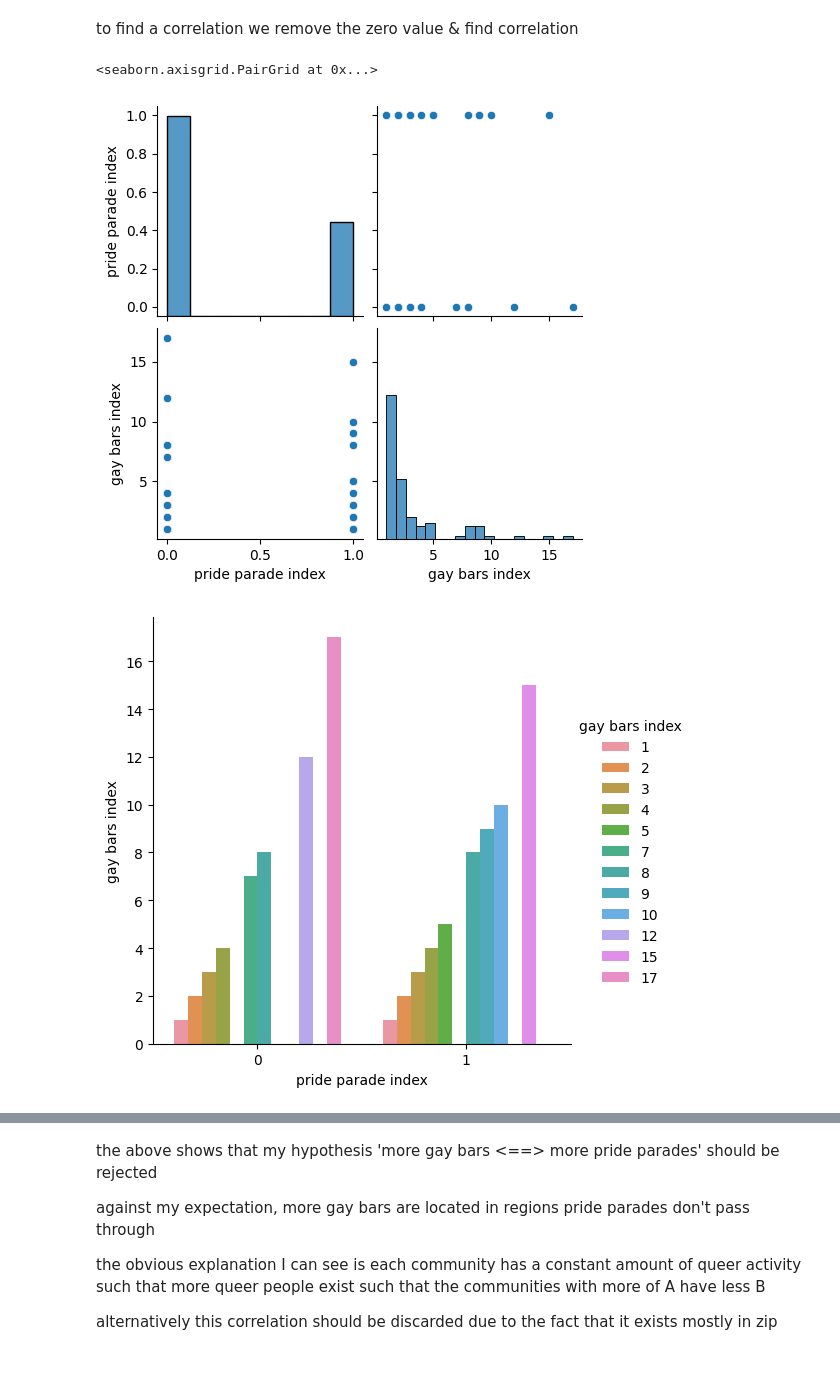
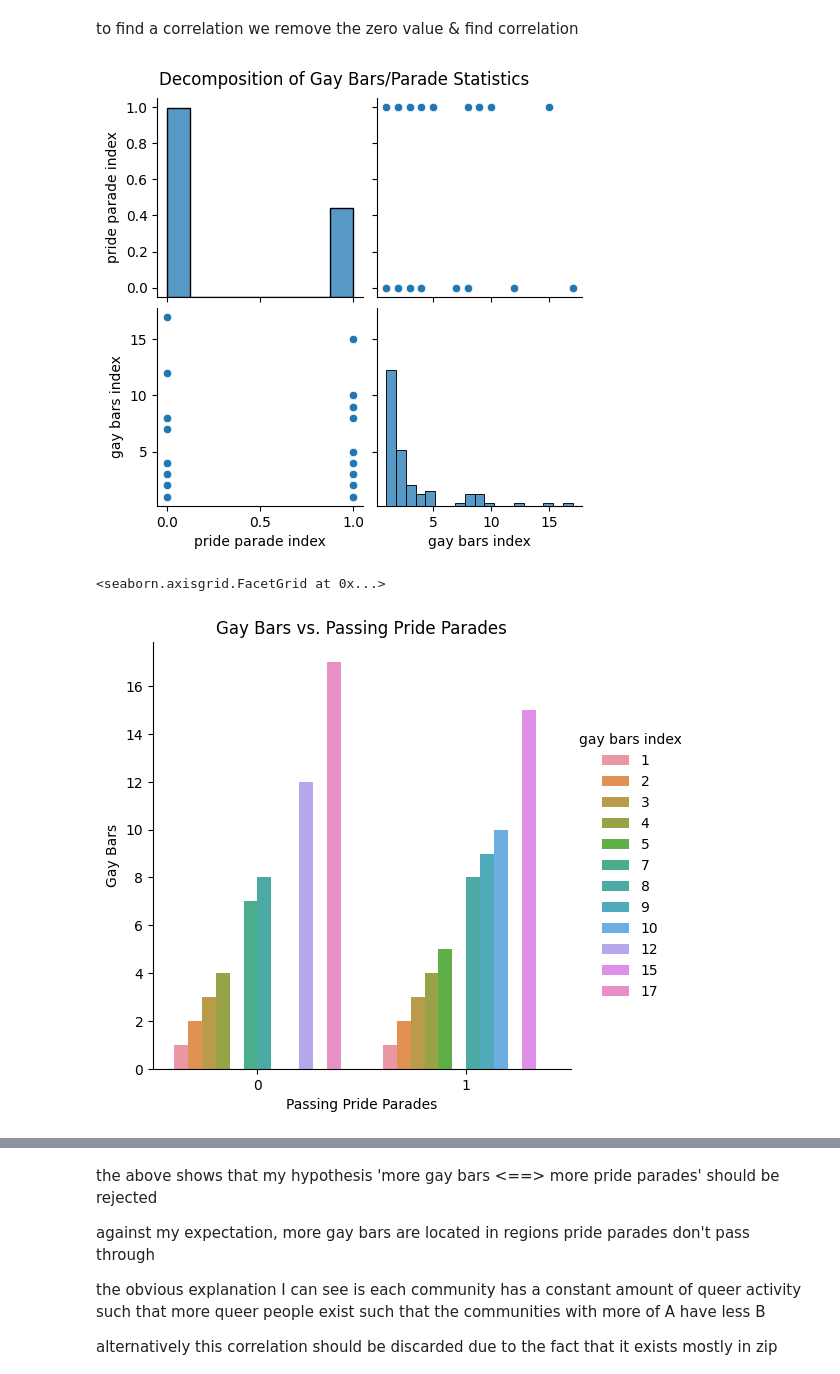
Before and after one commit to ubco-W2022T2-data301/project-group-group-44, a Jupyter notebook: analysis/analysis2.ipynb, the cells around one changed output, grey strips where cells are left out. Drawn from its saved outputs; the diff is of its cells as text; code cells hidden in the pictures.

Commit message:
Clean up graphs in analysis 2

```diff
--- a/analysis/analysis2.ipynb
+++ b/analysis/analysis2.ipynb
@@ -429,21 +406,25 @@ to find a correlation we remove the zero value & find correlation
 gaydflight3 = gaydflight2[gaydflight2['gay bars index'] != 0]
 # gaydflight3 = gaydflight3[gaydflight3['pride parade index'] != 0]
 
-sns.pairplot(gaydflight3)
+plt = sns.pairplot(gaydflight3)
+_ = plt.figure.suptitle("Decomposition of Gay Bars/Parade Statistics")
+plt.figure.subplots_adjust(top=0.925)
 # %% [output]
-<seaborn.axisgrid.PairGrid at 0x...>
-[figure, old version]
+[figure, new version]
 # %%
 gaydflightparade = gaydflight3[gaydflight3['pride parade index'] != 0]
 
 gaydflightnoparade = gaydflight3[gaydflight3['pride parade index'] != 1]
 
 g = sns.catplot(
     data=gaydflight3, kind="bar",
     x='pride parade index', y='gay bars index', hue='gay bars index'
 )
+
+g.set(title="Gay Bars vs. Passing Pride Parades", ylabel="Gay Bars", xlabel="Passing Pride Parades")
 # %% [output]
+<seaborn.axisgrid.FacetGrid at 0x...>
-[figure, old version]
+[figure, new version]
 # %%
 gaydflightparade = gaydflight3[gaydflight3['pride parade index'] != 0]
 
```
Also changed, not shown: parts of 19 cells of this notebook.
